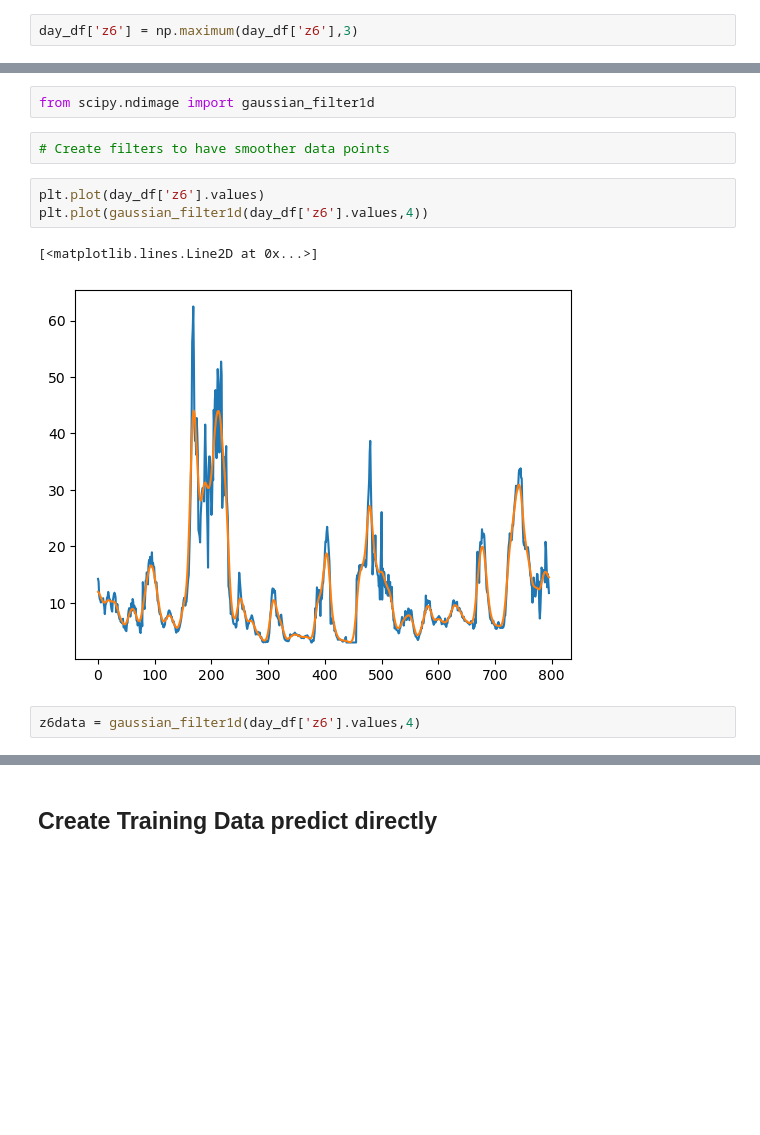
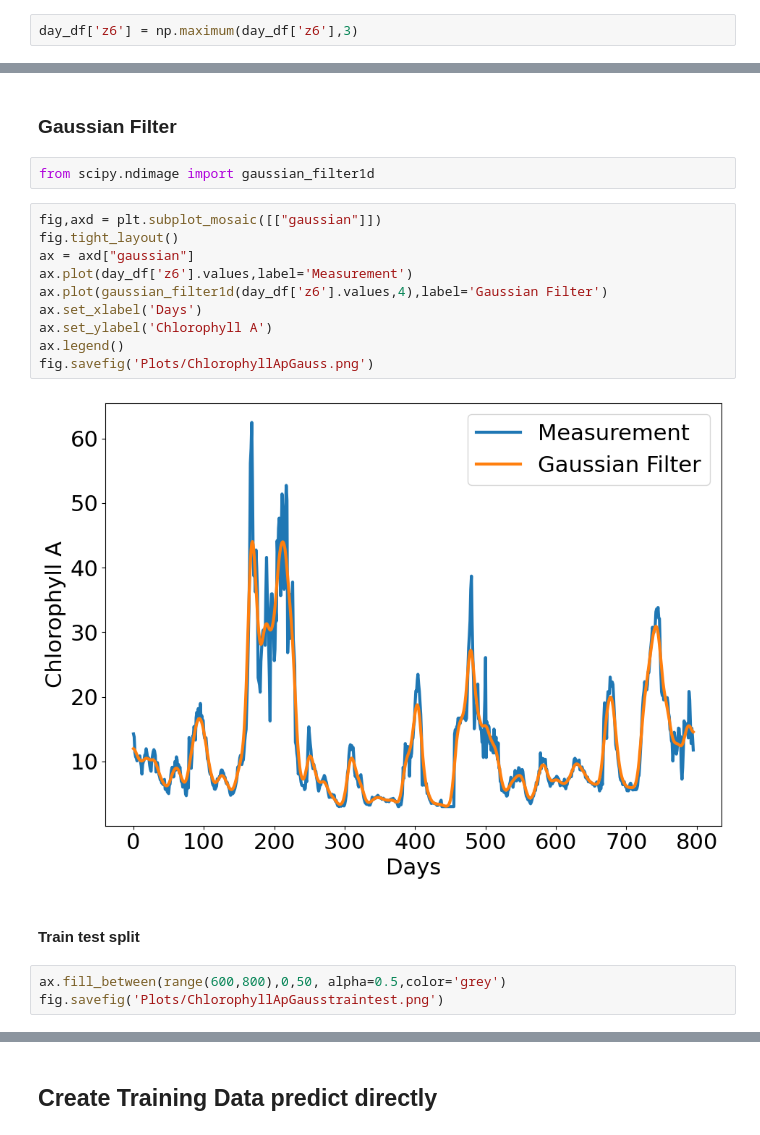
Before and after one commit to MTLehner/DSTSES_DataLakes, a Jupyter notebook: mtl_test_002.ipynb, the cells around one changed output, grey strips where cells are left out. Saved outputs shown, nothing was run; the diff lists cells and outputs as text; blank space fills up the shorter version.

Commit message:
add colors

```diff
--- a/mtl_test_002.ipynb
+++ b/mtl_test_002.ipynb
@@ -59,12 +58,21 @@ day_df['z6'] = np.maximum(day_df['z6'],3)
+# %% [markdown]
+### Gaussian Filter
 # %%
 from scipy.ndimage import gaussian_filter1d
-# %%
-# Create filters to have smoother data points
-# %%
-plt.plot(day_df['z6'].values)
-plt.plot(gaussian_filter1d(day_df['z6'].values,4))
-# %% [output]
-[<matplotlib.lines.Line2D at 0x...>]
-[figure, removed]
-# %%
-z6data = gaussian_filter1d(day_df['z6'].values,4)
+# %%
+fig,axd = plt.subplot_mosaic([["gaussian"]])
+fig.tight_layout()
+ax = axd["gaussian"]
+ax.plot(day_df['z6'].values,label='Measurement')
+ax.plot(gaussian_filter1d(day_df['z6'].values,4),label='Gaussian Filter')
+ax.set_xlabel('Days')
+ax.set_ylabel('Chlorophyll A')
+ax.legend()
+fig.savefig('Plots/ChlorophyllApGauss.png')
+# %% [output]
+[figure, added]
+# %% [markdown]
+#### Train test split
+# %%
+ax.fill_between(range(600,800),0,50, alpha=0.5,color='grey')
+fig.savefig('Plots/ChlorophyllApGausstraintest.png')
```
Also changed, not shown: parts of 66 cells of this notebook.
